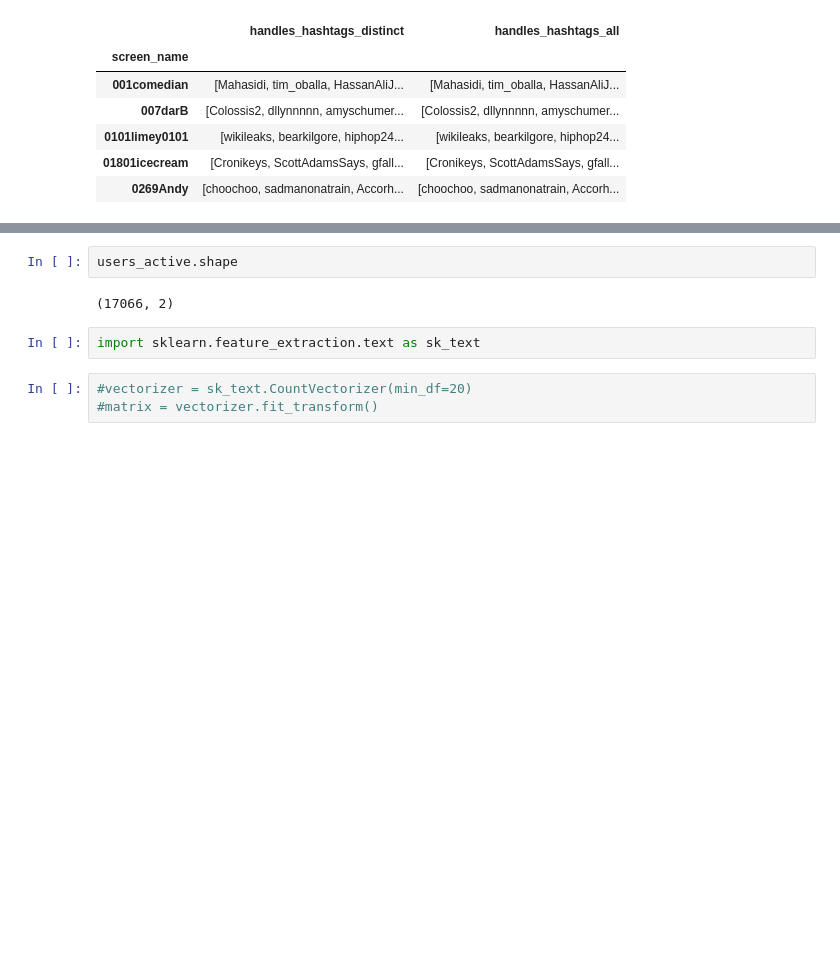
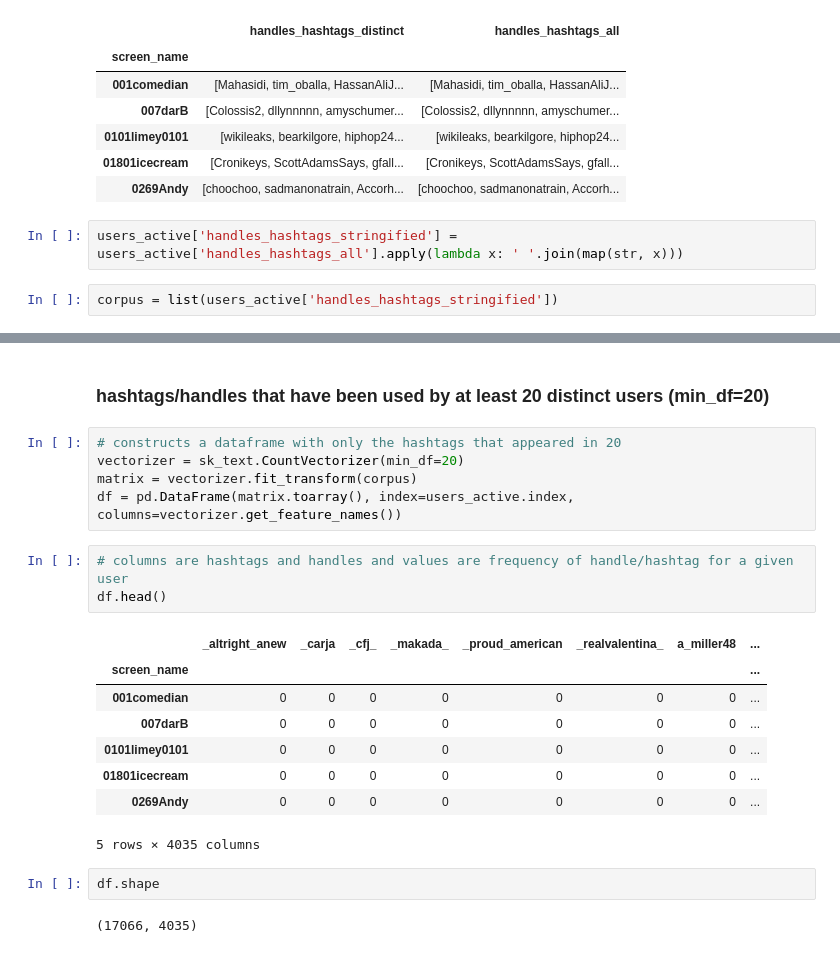
Before and after one commit to aaronenberg/clinton-trump-followers, a Jupyter notebook: csc177-project1.ipynb, the cells around one changed output, grey strips where cells are left out. Drawn from its saved outputs; the diff is of its cells as text; blank space fills up the shorter version.

```diff
--- a/csc177-project1.ipynb
+++ b/csc177-project1.ipynb
@@ -191,3 +145,7 @@ users_active.head()
 | 0101limey0101 | [wikileaks, bearkilgore, hiphop24... | [wikileaks, bearkilgore, hiphop24... |
 | 01801icecream | [Cronikeys, ScottAdamsSays, gfall... | [Cronikeys, ScottAdamsSays, gfall... |
 | 0269Andy | [choochoo, sadmanonatrain, Accorh... | [choochoo, sadmanonatrain, Accorh... |
+# %%
+users_active['handles_hashtags_stringified'] = users_active['handles_hashtags_all'].apply(lambda x: ' '.join(map(str, x)))
+# %%
+corpus = list(users_active['handles_hashtags_stringified'])
@@ -194,9 +174,23 @@ users_active.head()
+# %% [markdown]
+### hashtags/handles that have been used by at least 20 distinct users (min_df=20)
+# %%
+# constructs a dataframe with only the hashtags that appeared in 20
+vectorizer = sk_text.CountVectorizer(min_df=20)
+matrix = vectorizer.fit_transform(corpus)
+df = pd.DataFrame(matrix.toarray(), index=users_active.index, columns=vectorizer.get_feature_names())
+# %%
+# columns are hashtags and handles and values are frequency of handle/hashtag for a given user
+df.head()
+# %% [output]
+|  | _altright_anew | _carja | _cfj_ | _makada_ | _proud_american | _realvalentina_ | a_miller48 | ... |
+| screen_name |  |  |  |  |  |  |  | ... |
+| 001comedian | 0 | 0 | 0 | 0 | 0 | 0 | 0 | ... |
+| 007darB | 0 | 0 | 0 | 0 | 0 | 0 | 0 | ... |
+| 0101limey0101 | 0 | 0 | 0 | 0 | 0 | 0 | 0 | ... |
+| 01801icecream | 0 | 0 | 0 | 0 | 0 | 0 | 0 | ... |
+| 0269Andy | 0 | 0 | 0 | 0 | 0 | 0 | 0 | ... |
+5 rows × 4035 columns
 # %%
-users_active.shape
+df.shape
 # %% [output]
-(17066, 2)
+(17066, 4035)
-# %%
-import sklearn.feature_extraction.text as sk_text
-# %%
-#vectorizer = sk_text.CountVectorizer(min_df=20)
-#matrix = vectorizer.fit_transform()
```
Also changed, not shown: parts of 10 cells of this notebook.
